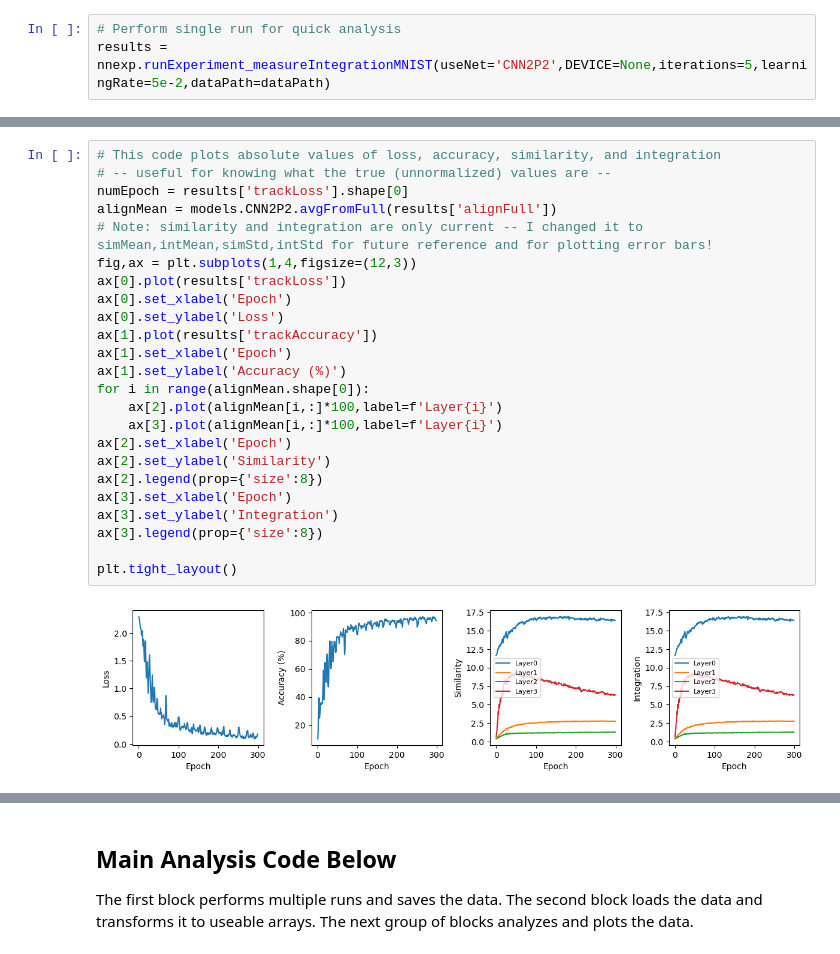
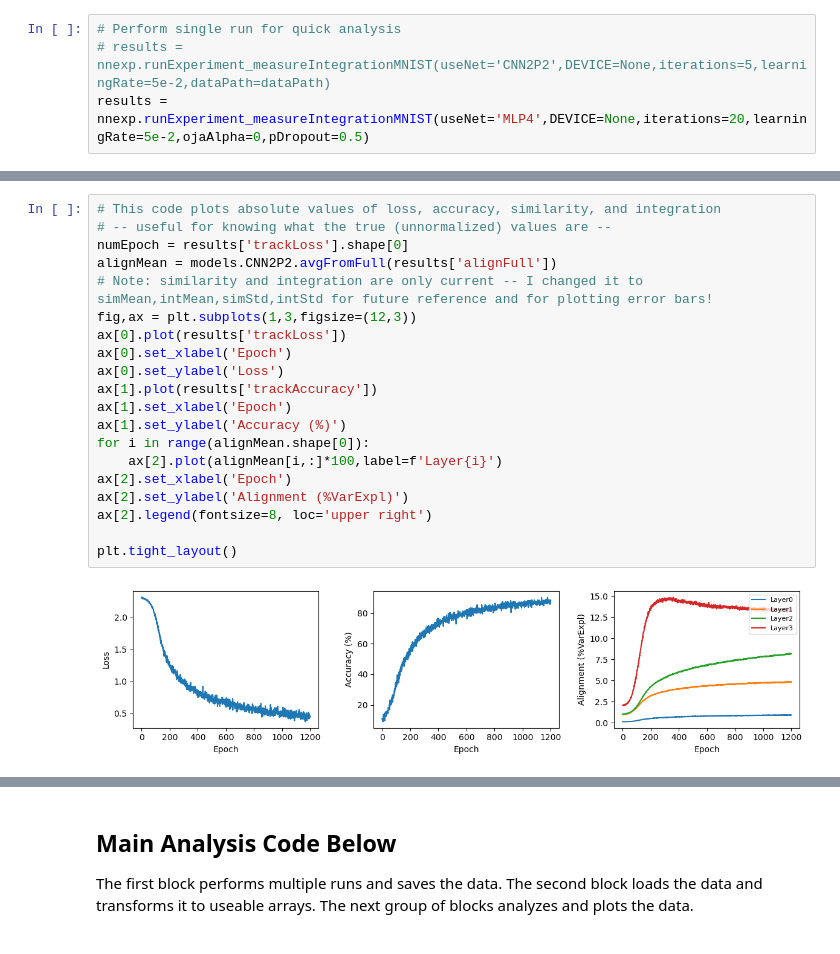
Before and after one commit to landoskape/networkAlignmentAnalysis, a Jupyter notebook: deepnets/alignmentMNIST.ipynb, the cells around one changed output, grey strips where cells are left out. Saved outputs shown, nothing was run; the diff lists cells and outputs as text.

```diff
--- a/deepnets/alignmentMNIST.ipynb
+++ b/deepnets/alignmentMNIST.ipynb
@@ -48,6 +31,7 @@ print(f"Using device: {DEVICE}")
 Using device: cuda
 # %%
 # Perform single run for quick analysis
-results = nnexp.runExperiment_measureIntegrationMNIST(useNet='CNN2P2',DEVICE=None,iterations=5,learningRate=5e-2,dataPath=dataPath)
+# results = nnexp.runExperiment_measureIntegrationMNIST(useNet='CNN2P2',DEVICE=None,iterations=5,learningRate=5e-2,dataPath=dataPath)
+results = nnexp.runExperiment_measureIntegrationMNIST(useNet='MLP4',DEVICE=None,iterations=20,learningRate=5e-2,ojaAlpha=0,pDropout=0.5)
 # %% [output]
 Initiating experiment using cuda
@@ -62,29 +54,25 @@ Training process has finished in 36.572 seconds.
 # %%
 # This code plots absolute values of loss, accuracy, similarity, and integration
 # -- useful for knowing what the true (unnormalized) values are --
 numEpoch = results['trackLoss'].shape[0]
 alignMean = models.CNN2P2.avgFromFull(results['alignFull'])
 # Note: similarity and integration are only current -- I changed it to simMean,intMean,simStd,intStd for future reference and for plotting error bars!
-fig,ax = plt.subplots(1,4,figsize=(12,3))
+fig,ax = plt.subplots(1,3,figsize=(12,3))
 ax[0].plot(results['trackLoss'])
 ax[0].set_xlabel('Epoch')
 ax[0].set_ylabel('Loss')
 ax[1].plot(results['trackAccuracy'])
 ax[1].set_xlabel('Epoch')
 ax[1].set_ylabel('Accuracy (%)')
 for i in range(alignMean.shape[0]):
     ax[2].plot(alignMean[i,:]*100,label=f'Layer{i}')
-    ax[3].plot(alignMean[i,:]*100,label=f'Layer{i}')
 ax[2].set_xlabel('Epoch')
-ax[2].set_ylabel('Similarity')
-ax[2].legend(prop={'size':8})
-ax[3].set_xlabel('Epoch')
-ax[3].set_ylabel('Integration')
-ax[3].legend(prop={'size':8})
+ax[2].set_ylabel('Alignment (%VarExpl)')
+ax[2].legend(fontsize=8, loc='upper right')
 
 plt.tight_layout()
 # %% [output]
-[figure, old version]
+[figure, new version]
 # %%
 # This code plots relative loss & accuracy with similarity and integration to compare timescales of change
 i1 = 0
```
Also changed, not shown: parts of 33 cells of this notebook, 8 other files.
